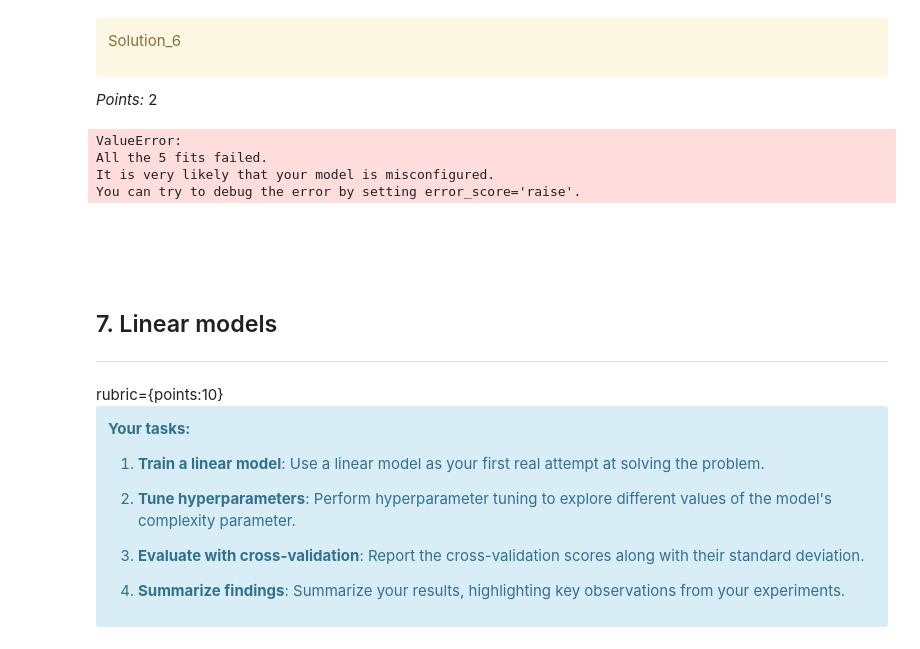
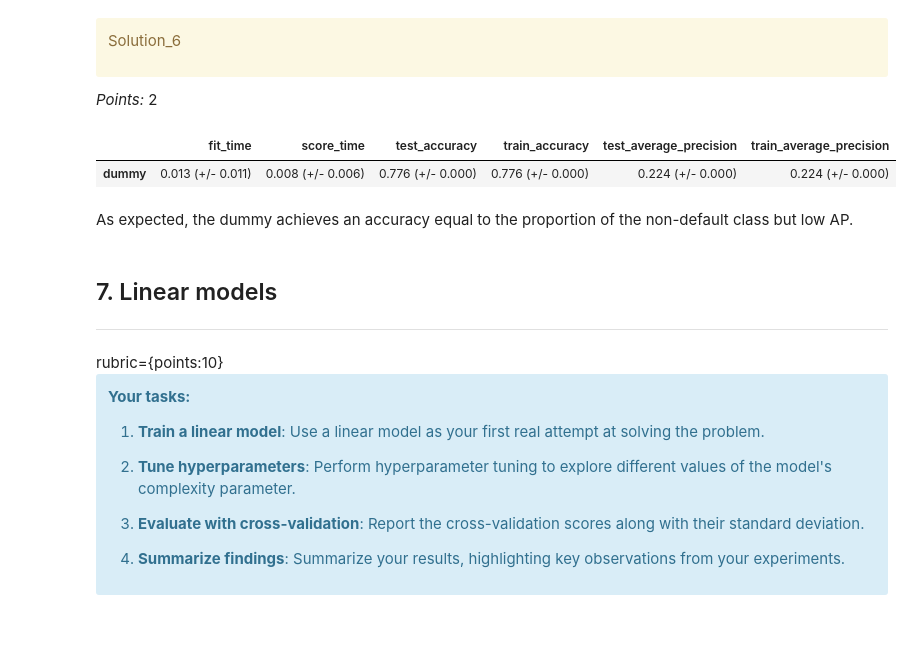
Before and after one commit to asharifo/cs330-hw5, a Jupyter notebook: hw5.ipynb, the cells around one changed output. Drawn from its saved outputs; the diff is of its cells as text; code cells hidden in the pictures.

```diff
--- a/hw5.ipynb
+++ b/hw5.ipynb
@@ -549,7 +475,7 @@ ordinal_transformer = OrdinalEncoder(
 # %%
 numeric_transformer = StandardScaler()
 ordinal_transformer = OrdinalEncoder(
-    categories=[pay_status_levels] * len(pay_status_cols) + [education_levels],
+    categories=[pay_status_order] * len(pay_status_cols) + [education_order],
     dtype=int
 )
 categorical_transformer = OneHotEncoder(handle_unknown="ignore", sparse_output=False)
@@ -592,13 +518,14 @@ results_dict = {}
 
 def mean_std_cross_val_scores(model, X_train, y_train, **kwargs):
     scores = cross_validate(model, X_train, y_train, **kwargs)
-
     mean_scores = pd.DataFrame(scores).mean()
     std_scores = pd.DataFrame(scores).std()
+    return mean_scores, std_scores
+
+def print_results(mean_scores, std_scores):
     out_col = []
     for i in range(len(mean_scores)):
         out_col.append((f"%0.3f (+/- %0.3f)" % (mean_scores.iloc[i], std_scores.iloc[i])))
-
     return pd.Series(data=out_col, index=mean_scores.index)
 # %%
 dummy = DummyClassifier(random_state = 123)
@@ -606,14 +533,14 @@ pipe = make_pipeline(preprocessor, dummy)
 # %%
-results_dict["dummy"] = mean_std_cross_val_scores(pipe, X_train, y_train, return_train_score=True, scoring = scoring)
+mean_scores, std_scores = mean_std_cross_val_scores(pipe_dummy, X_train, y_train, cv=5, return_train_score=True, scoring=scoring)
+results_dict['dummy'] = print_results(mean_scores, std_scores)
-# %% [output]
-ValueError:
-All the 5 fits failed.
-It is very likely that your model is misconfigured.
-You can try to debug the error by setting error_score='raise'.
-# %% [markdown]
-<!-- END QUESTION -->
-
-<br><br>
+# %%
+results_df = pd.DataFrame(results_dict).T
+results_df
+# %% [output]
+|  | fit_time | score_time | test_accuracy | train_accuracy | test_average_precision | train_average_precision |
+| dummy | 0.013 (+/- 0.011) | 0.008 (+/- 0.006) | 0.776 (+/- 0.000) | 0.776 (+/- 0.000) | 0.224 (+/- 0.000) | 0.224 (+/- 0.000) |
+# %% [markdown]
+As expected, the dummy achieves an accuracy equal to the proportion of the non-default class but low AP.
 # %% [markdown]
 <!-- BEGIN QUESTION -->
 
```
Also changed, not shown: parts of 22 cells of this notebook, 1 other file.
